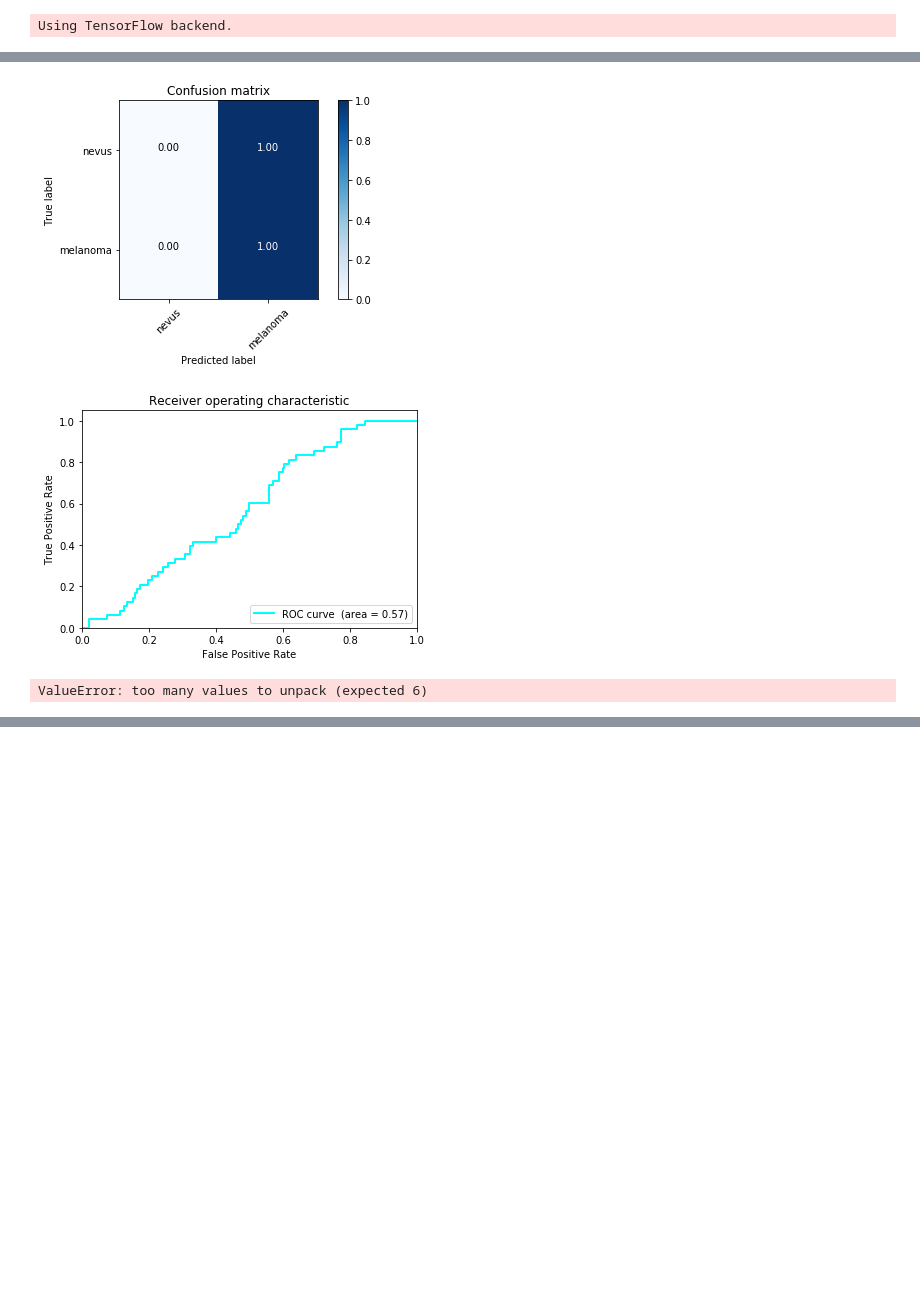
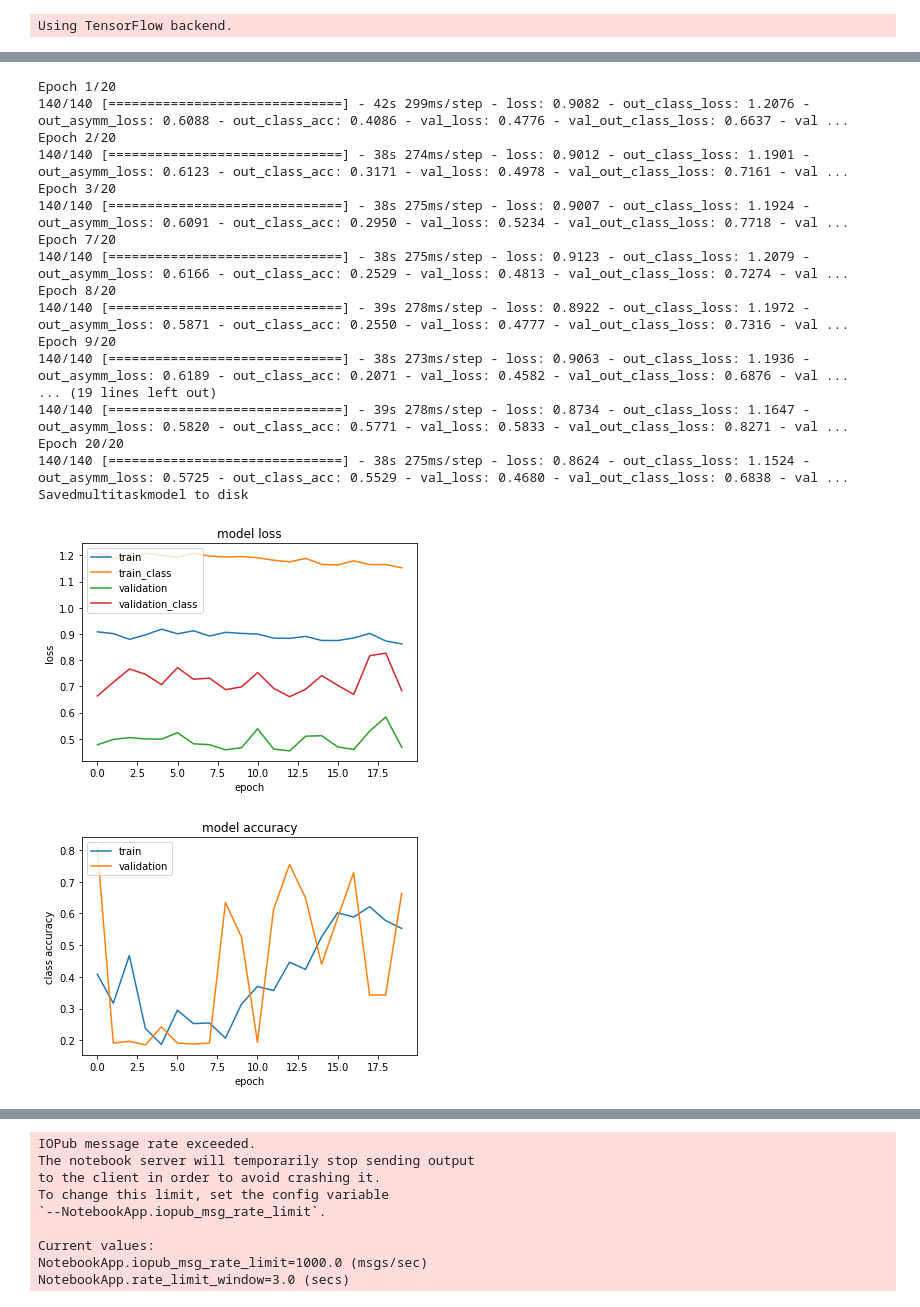
Before and after one commit to elifkcontar/proj, a Jupyter notebook: src/Combined.ipynb, the cells around one changed output, grey strips where cells are left out. Cells and saved outputs as stored; diff of their text form; code cells hidden in the pictures; blank space fills up the shorter version.

```diff
--- a/src/Combined.ipynb
+++ b/src/Combined.ipynb
@@ -56,7 +56,7 @@ def read_data(mode="classification"):
     else:
         raise ValueError('Please specify a known model!')
 # %%
-def build_train_model(mode="classification"):
+def build_train_model(mode="classification",runs=200):
     global model, history
     tfdir = cf.DATA_CONFIG['project_folder'] + 'logs/' + mode +'/'
     if not os.path.exists(tfdir):
@@ -81,7 +81,7 @@ def build_train_model(mode="classification"):
         opt=keras.optimizers.SGD(lr=0.001, momentum=0.9)
 
         model.compile(loss='binary_crossentropy',optimizer=opt,metrics=['accuracy'])
-        history=model.fit_generator(train,steps_per_epoch=40,epochs=200,validation_steps=10,validation_data=validation,class_weight={0:1.,1:5.},callbacks=callbacks)
+        history=model.fit_generator(train,steps_per_epoch=(len(train_id)//bs),epochs=runs,validation_steps=(len(valid_id)//bs),validation_data=validation,class_weight={0:1.,1:5.},callbacks=callbacks)
 
 
     elif(mode == "multitask"):
@@ -90,8 +90,8 @@ def build_train_model(mode="classification"):
         model = Model(inputs=vgg_new_model.input, outputs=[out_class, out_asymm])
         #Compile model
         opt=keras.optimizers.SGD(lr=0.001, momentum=0.90)
-        model.compile(loss={'out_class': 'binary_crossentropy', 'out_asymm':'mse'}, optimizer=opt, metrics={'out_class': 'accuracy'}, loss_weights={'out_class': 0.5, 'out_asymm': 0.5}, weighted_metrics=True)
-        history=model.fit_generator(train, steps_per_epoch=40, epochs=200,  class_weight={'out_class':{0:1.,1:5.}}, validation_data=validation, validation_steps=10,callbacks=callbacks)
+        model.compile(loss={'out_class': 'binary_crossentropy', 'out_asymm':'mse'}, optimizer=opt, metrics={'out_class': 'accuracy'}, loss_weights={'out_class': 0.5, 'out_asymm': 0.5})
+        history=model.fit_generator(train, steps_per_epoch=(len(train_id)//bs), epochs=runs,  class_weight={'out_class':{0:1.,1:5.}}, validation_data=validation, validation_steps=(len(valid_id)//bs),callbacks=callbacks)
 
     elif(mode == "multitaskauto"):
         out_class=Dense(1, activation='sigmoid', name='out_class')(result)
@@ -99,9 +99,9 @@ def build_train_model(mode="classification"):
         model = Model(inputs=vgg_new_model.input, outputs=[out_class, out_asymm])
         #Compile model
         opt=keras.optimizers.SGD(lr=0.001, momentum=0.90)
-        model.compile(loss={'out_class': 'binary_crossentropy', 'out_asymm':'mse'}, optimizer=opt, metrics={'out_class': 'accuracy'}, loss_weights={'out_class': 0.5, 'out_asymm': 0.5}, weighted_metrics=True)
+        model.compile(loss={'out_class': 'binary_crossentropy', 'out_asymm':'mse'}, optimizer=opt, metrics={'out_class': 'accuracy'}, loss_weights={'out_class': 0.5, 'out_asymm': 0.5})
         #Fit model
-        history=model.fit_generator(train, steps_per_epoch=40, epochs=200,  class_weight={'out_class':{0:1.,1:5.}}, validation_data=validation, validation_steps=10,callbacks=callbacks)
+        history=model.fit_generator(train, steps_per_epoch=(len(train_id)//bs), epochs=runs,  class_weight={'out_class':{0:1.,1:5.}}, validation_data=validation, validation_steps=(len(valid_id)//bs),callbacks=callbacks)
 
     else:
         raise ValueError('Please specify a known model!')
@@ -183,5 +156,5 @@ plot()
 # %%
-def second_with_all_layers(mode="classification"):
+def second_with_all_layers(mode="classification",runs=200):
     global model,history
     tfdir = cf.DATA_CONFIG['data_folder'] + 'tfboard/' + mode +'/automated/'
     if not os.path.exists(tfdir):
@@ -197,16 +170,16 @@ def second_with_all_layers(mode="classification"):
 
     if(mode == "classification"):
         model.compile(loss='binary_crossentropy',optimizer=opt,metrics=['accuracy'])
-        history=model.fit_generator(train,steps_per_epoch=40,epochs=200,validation_steps=10,validation_data=validation,class_weight={0:1.,1:5.},callbacks=callbacks)
+        history=model.fit_generator(train,steps_per_epoch=(len(train_id)//bs),epochs=runs,validation_steps=(len(valid_id)//bs),validation_data=validation,class_weight={0:1.,1:5.},callbacks=callbacks)
 
     elif(mode == "multitask"):
-        model.compile(loss={'out_class': 'binary_crossentropy', 'out_asymm':'mse'}, optimizer=opt, metrics={'out_class': 'accuracy'}, loss_weights={'out_class': 0.5, 'out_asymm': 0.5}, weighted_metrics=True)
-        history=model.fit_generator(train, steps_per_epoch=40, epochs=200,  class_weight={'out_class':{0:1.,1:5.}}, validation_data=validation, validation_steps=10,callbacks=callbacks)
+        model.compile(loss={'out_class': 'binary_crossentropy', 'out_asymm':'mse'}, optimizer=opt, metrics={'out_class': 'accuracy'}, loss_weights={'out_class': 0.5, 'out_asymm': 0.5})
+        history=model.fit_generator(train, steps_per_epoch=(len(train_id)//bs), epochs=runs,  class_weight={'out_class':{0:1.,1:5.}}, validation_data=validation, validation_steps=(len(valid_id)//bs),callbacks=callbacks)
 
     elif(mode == "multitaskauto"):
-        model.compile(loss={'out_class': 'binary_crossentropy', 'out_asymm':'mse'}, optimizer=opt, metrics={'out_class': 'accuracy'}, loss_weights={'out_class': 0.5, 'out_asymm': 0.5}, weighted_metrics=True)
+        model.compile(loss={'out_class': 'binary_crossentropy', 'out_asymm':'mse'}, optimizer=opt, metrics={'out_class': 'accuracy'}, loss_weights={'out_class': 0.5, 'out_asymm': 0.5})
         #Fit model
-        history=model.fit_generator(train, steps_per_epoch=40, epochs=200,  class_weight={'out_class':{0:1.,1:5.}}, validation_data=validation, validation_steps=10,callbacks=callbacks)
+        history=model.fit_generator(train, steps_per_epoch=(len(train_id)//bs), epochs=runs,  class_weight={'out_class':{0:1.,1:5.}}, validation_data=validation, validation_steps=(len(valid_id)//bs),callbacks=callbacks)
 
     else:
         raise ValueError('Please specify a known model!')
@@ -453,20 +406,33 @@ def evaluate(mode="classification"):
 
     else:
         raise ValueError('Please specify a known model!')
-# %%
-evaluate()
-# %% [output]
-[figure, removed]
-[figure, removed]
 # %%
-def runmodel(model="classification"):
+def runmodel(model="classification",runs =200):
     read_data(model)
-    build_train_model(model)
+    build_train_model(model,runs)
     plot(model)
     read_data(model)
-    second_with_all_layers(model)
+    second_with_all_layers(model,runs)
     evaluate(model)
 # %%
-runmodel("multitask")
+runmodel("multitask",20)
 # %% [output]
-ValueError: too many values to unpack (expected 6)
+Epoch 1/20
+140/140 [==============================] - 42s 299ms/step - loss: 0.9082 - out_class_loss: 1.2076 - out_asymm_loss: 0.6088 - out_class_acc: 0.4086 - val_loss: 0.4776 - val_out_class_loss: 0.6637 - val ...
+Epoch 2/20
+140/140 [==============================] - 38s 274ms/step - loss: 0.9012 - out_class_loss: 1.1901 - out_asymm_loss: 0.6123 - out_class_acc: 0.3171 - val_loss: 0.4978 - val_out_class_loss: 0.7161 - val ...
+Epoch 3/20
+140/140 [==============================] - 38s 275ms/step - loss: 0.9007 - out_class_loss: 1.1924 - out_asymm_loss: 0.6091 - out_class_acc: 0.2950 - val_loss: 0.5234 - val_out_class_loss: 0.7718 - val ...
+Epoch 7/20
+140/140 [==============================] - 38s 275ms/step - loss: 0.9123 - out_class_loss: 1.2079 - out_asymm_loss: 0.6166 - out_class_acc: 0.2529 - val_loss: 0.4813 - val_out_class_loss: 0.7274 - val ...
+Epoch 8/20
+140/140 [==============================] - 39s 278ms/step - loss: 0.8922 - out_class_loss: 1.1972 - out_asymm_loss: 0.5871 - out_class_acc: 0.2550 - val_loss: 0.4777 - val_out_class_loss: 0.7316 - val ...
+Epoch 9/20
+140/140 [==============================] - 38s 273ms/step - loss: 0.9063 - out_class_loss: 1.1936 - out_asymm_loss: 0.6189 - out_class_acc: 0.2071 - val_loss: 0.4582 - val_out_class_loss: 0.6876 - val ...
+... (19 lines left out)
+140/140 [==============================] - 39s 278ms/step - loss: 0.8734 - out_class_loss: 1.1647 - out_asymm_loss: 0.5820 - out_class_acc: 0.5771 - val_loss: 0.5833 - val_out_class_loss: 0.8271 - val ...
+Epoch 20/20
+140/140 [==============================] - 38s 275ms/step - loss: 0.8624 - out_class_loss: 1.1524 - out_asymm_loss: 0.5725 - out_class_acc: 0.5529 - val_loss: 0.4680 - val_out_class_loss: 0.6838 - val ...
+Savedmultitaskmodel to disk
+[figure, added]
+[figure, added]
@@ -472,0 +469,9 @@ ValueError: too many values to unpack (expected 6)
+IOPub message rate exceeded.
+The notebook server will temporarily stop sending output
+to the client in order to avoid crashing it.
+To change this limit, set the config variable
+`--NotebookApp.iopub_msg_rate_limit`.
+
+Current values:
+NotebookApp.iopub_msg_rate_limit=1000.0 (msgs/sec)
+NotebookApp.rate_limit_window=3.0 (secs)
```
Also changed, not shown: parts of 5 cells of this notebook, 1 other file.
